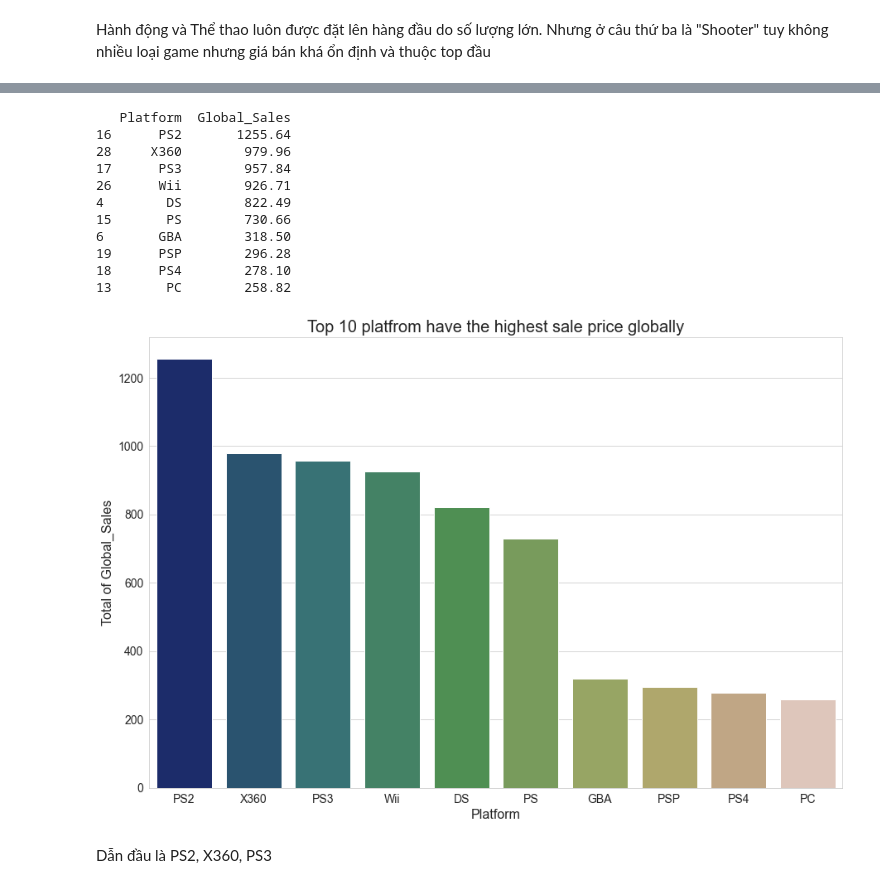
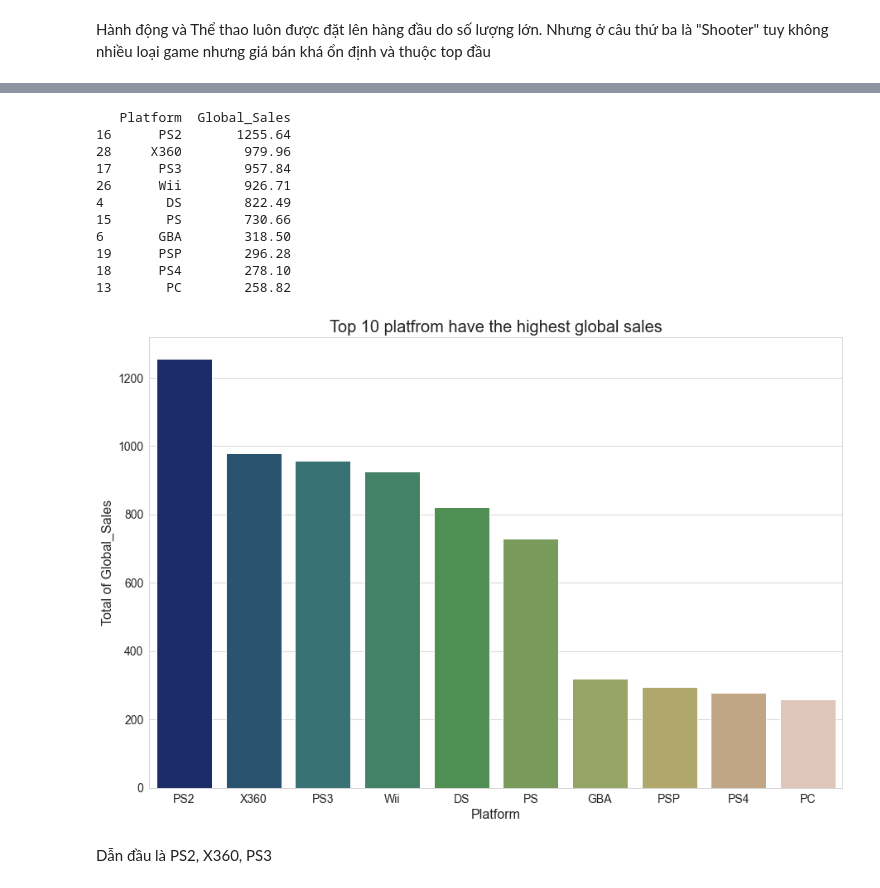
Before and after one commit to datnt183703/data, a Jupyter notebook: visualize.ipynb, the cells around one changed output, grey strips where cells are left out. Drawn from its saved outputs; the diff is of its cells as text; code cells hidden in the pictures.

```diff
--- a/visualize.ipynb
+++ b/visualize.ipynb
@@ -178,26 +178,26 @@ data_platform = data_platform.sort_values(by=['Global_Sales'], ascending=False).
 # %%
 plt.figure(figsize=(15, 10))
 sns.barplot(x="Platform", y="Global_Sales", data=data_platform, palette='gist_earth')
 plt.xticks(size=14)
 plt.yticks(size=14)
-plt.title("Top 10 platfrom have the highest sale price globally", fontsize=20)
+plt.title("Top 10 platfrom have the highest global sales", fontsize=20)
 plt.xlabel('Platform', fontsize = 16)
 plt.ylabel('Total of Global_Sales',fontsize=16)
 plt.savefig('4.png')
 print(data_platform)
 # %% [output]
    Platform  Global_Sales
 16      PS2       1255.64
 28     X360        979.96
 17      PS3        957.84
 26      Wii        926.71
 4        DS        822.49
 15       PS        730.66
 6       GBA        318.50
 19      PSP        296.28
 18      PS4        278.10
 13       PC        258.82
-[figure, old version]
+[figure, new version]
 # %% [markdown]
 Dẫn đầu là PS2, X360, PS3
 # %% [markdown]
```
Also changed, not shown: parts of 8 cells of this notebook.
